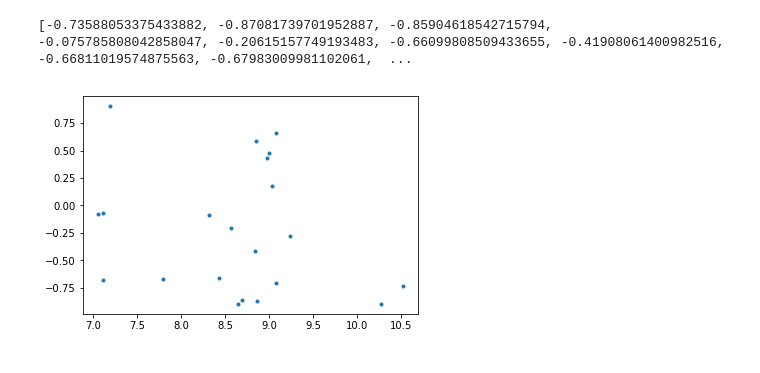
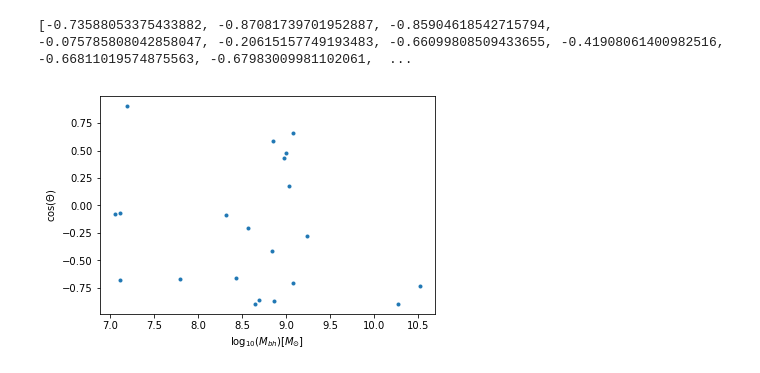
Before and after one commit to Daniel-Montenegro/Thesis, a Jupyter notebook: proyecto/Activity_1/Activity_1.ipynb, the cells around one changed output. Cells and saved outputs as stored; diff of their text form; code cells hidden in the pictures.

```diff
--- a/proyecto/Activity_1/Activity_1.ipynb
+++ b/proyecto/Activity_1/Activity_1.ipynb
@@ -184,6 +300,8 @@ print(cos_theta)
 [-0.73588053375433882, -0.87081739701952887, -0.85904618542715794, -0.075785808042858047, -0.20615157749193483, -0.66099808509433655, -0.41908061400982516, -0.66811019574875563, -0.67983009981102061,  ...
 # %%
 plt.plot(np.log10(Mass_bh),cos_theta,'.')
-plt.show()
+plt.xlabel('$\log_{10}(M_{bh})[M_{\odot}]$')
+plt.ylabel('$\cos( \Theta ) $')
+plt.savefig('Alinacion_Enviroment.png')
 # %% [output]
-[figure, old version]
+[figure, new version]
```
Also changed, not shown: parts of 10 cells of this notebook, 11 other files.
